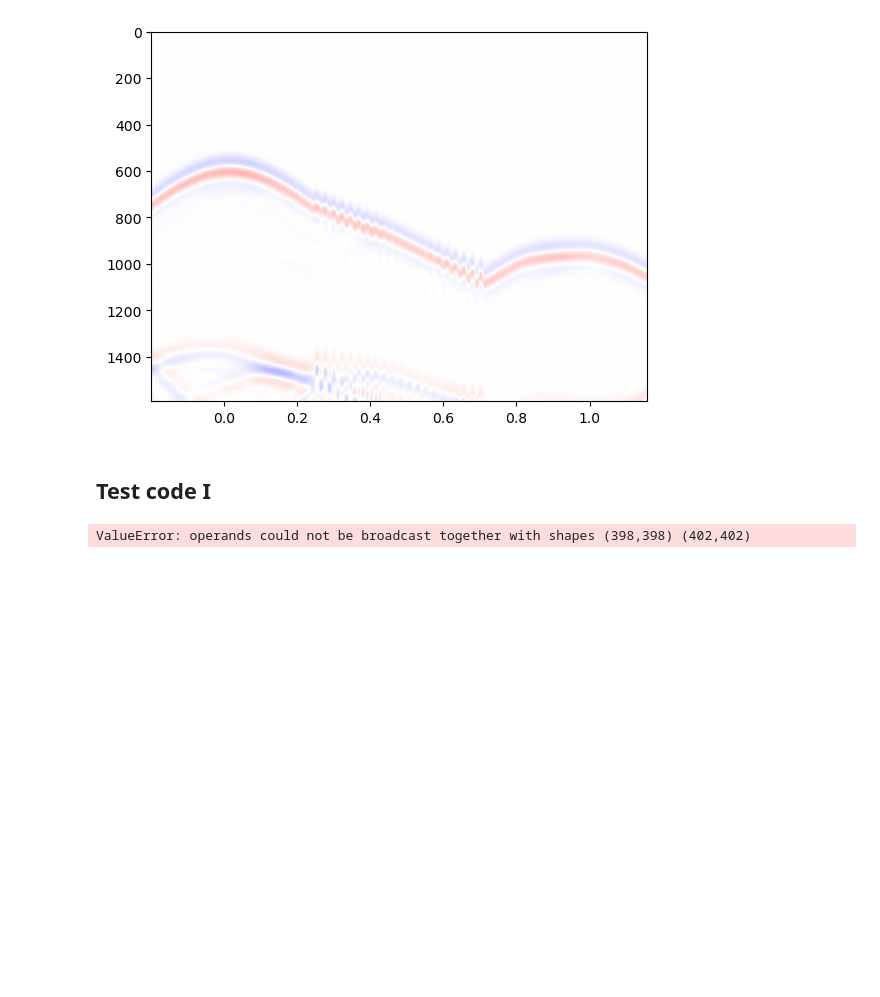
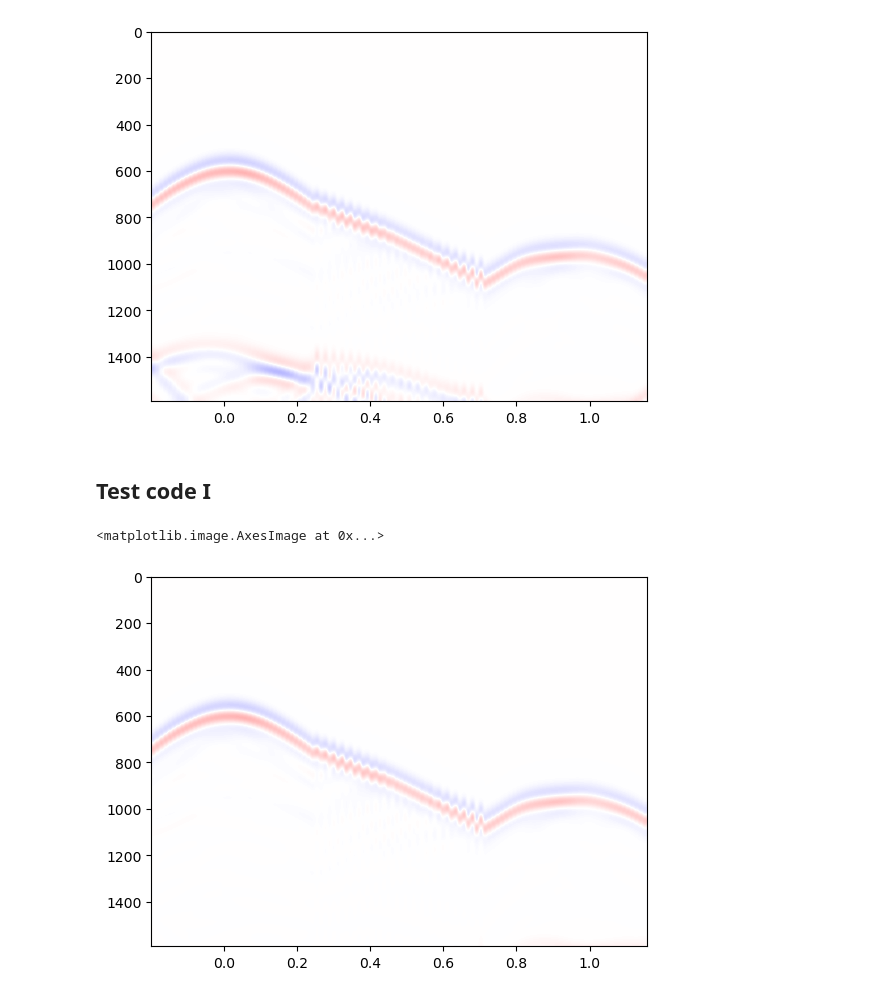
Before and after one commit to medicinely/fwi, a Jupyter notebook: fwi_matrix.ipynb, the cells around one changed output. Drawn from its saved outputs; the diff is of its cells as text; code cells hidden in the pictures; blank space fills up the shorter version.

```diff
--- a/fwi_matrix.ipynb
+++ b/fwi_matrix.ipynb
@@ -269,8 +273,9 @@ import numpy as np
 import scipy.sparse as sp
 
 vel = v_ref.reshape((nz,nx))
-pwsrc = np.zeros([nz, nx, nt]) # creat a initial p with zeros
-pwsrc[zxsrc[0,:], zxsrc[1,:], :wsrc.shape[0]] = wsrc # insert source wavelet
+extend_wsrc = np.zeros(nt)
+extend_wsrc[:len(wsrc)] = wsrc
+
 next = 100
 """
 2d wave propagation
@@ -296,51 +301,67 @@ nxe  = nx + 2*next2
 vele = extend_model(vel,next2)
 
 # Shift the source by next
 asrc = np.zeros([nze-2*nabs-2,nxe-2*nabs-2])
-p     = np.zeros([nze,nxe,nt], dtype=precision)
+# asrc[next:-next,next:-next,:] = pwsrc[1:-1,1:-1,:]
 pm    = np.zeros([nze,nxe], dtype=precision) # Previous wave field
-fact = (dt * vele[nabs-1:-nabs+1,nabs-1:-nabs+1])**2
+pp    = np.zeros([nze,nxe], dtype=precision)
+fact = (dt * vele[nabs:-nabs,nabs:-nabs])**2
 
 # Construct the sparse Laplacian matrix
 nze = nz + 2 * next2
 nxe = nx + 2 * next2
 
 # Calculate the size of the Laplacian matrix
-nzz, nxx = nz + 2*next + 2, nx + 2*next + 2
+nzz, nxx = nz + 2*next, nx + 2*next
 size = nzz * nxx
 
 # Construct the Laplacian matrix
-# diagonal = fact.flatten() * (-2*np.ones(size)*(_dz2+_dx2)) + 2*np.ones(size)
 diagonal = -2*np.ones(size)*(_dz2+_dx2)
 off_diagonal_x = np.ones(size - 1) * _dz2
 off_diagonal_z = np.ones(size - nxx) * _dx2
 
 # Set the off-diagonal elements of the Laplacian matrix for the x- and z-direction neighbors
 off_diagonal_x[nxx - 1::nxx] = 0
 off_diagonal_z[-nxx:] = 0
 
-# Create the Laplacian matrix using the diagonal and off-diagonal values
+# Create the Laplacian matrix L using the diagonal and off-diagonal values
 L = sp.diags([off_diagonal_x, off_diagonal_z, diagonal, off_diagonal_z, off_diagonal_x],
              [-1, -nxx, 0, nxx, 1], shape=(size, size))
-T = sp.diags(fact.flatten(), 0, format='csr').dot(L) + \
-        sp.diags(2*np.ones(size), 0, format='csr')
-
-mask = np.zeros((nzz, nxx), dtype=bool)
-mask[1:-1, 1:-1] = True
-mask = mask.flatten()
+# Create the Transform matrix T using wave equation
+T = sp.diags(fact.flatten(), 0, format='csr').dot(L) + sp.diags(2*np.ones(size), 0, format='csr')
+d_obs = []
 
 for it in range(1,nt-1): # From 1 to nt-1
-        pt   = p[:,:,it]
-        pt_T = T.dot(np.pad(pt[nabs:-nabs, nabs:-nabs],1).flatten())[mask].reshape(nze-2*nabs,nxe-2*nabs)
-        # Update the sourse term at current epoch
-        asrc[next:-next,next:-next] = pwsrc[1:-1,1:-1,it]
-        # Update pp = T * pt - pm + asrc*fact
-        p[nabs:-nabs,nabs:-nabs,it+1] = \
-                pt_T - pm[nabs:-nabs,nabs:-nabs] + asrc*fact
+        pt = pp.copy()
+        ptwsrc = np.zeros((nz,nx))
+        ptwsrc[zxsrc[0,:], zxsrc[1,:]] = extend_wsrc[it]
+        asrc[next:-next,next:-next] = ptwsrc[1:-1,1:-1]      # 0.0002
+        pp[1+nabs:-1-nabs,1+nabs:-1-nabs] = \
+                T.dot(pt[nabs:-nabs, nabs:-nabs].flatten()).reshape(nzz, nxx)[1:-1, 1:-1] \
+                - pm[1+nabs:-1-nabs,1+nabs:-1-nabs]\
+                + asrc * fact[1:-1, 1:-1]
+        d_obs.append(pp[next2:nze-next2,next2:nxe-next2][zxrec[0], zxrec[1]])
         pm = pt
 
-p = p[next2:nze-next2,next2:nxe-next2,:]
-d_obs = p[zxrec[0], zxrec[1],:]
+        # One-way equation (bottom part)
+        pp[nze-1-nabs:nze,:nxe] = pt[nze-1-nabs:nze,:nxe] - \
+                vele[nze-1-nabs:nze,:nxe]*dt/dz* \
+                (pt[nze-1-nabs:nze,:nxe]-pt[nze-2-nabs:nze-1,:nxe])
+        # One-way equation (top part)
+        pp[:1+nabs,:nxe] = pt[:1+nabs,:nxe] + \
+                vele[:1+nabs,:nxe]*dt/dz* \
+                (pt[1:2+nabs,:nxe]-pt[:1+nabs,:nxe])
+        # One-way equation (right part)
+        pp[:nze,nxe-1-nabs:nxe] = pt[:nze,nxe-1-nabs:nxe] - \
+                vele[:nze,nxe-1-nabs:nxe]*dt/dx* \
+        (pt[:nze,nxe-1-nabs:nxe] - pt[:nze,nxe-2-nabs:nxe-1])
+        # One-way equation (left part)
+        pp[:nze,:1+nabs] = pt[:nze,:1+nabs] + \
+                vele[:nze,:1+nabs]*dt/dx* \
+                (pt[:nze,1:2+nabs]-pt[:nze,:1+nabs])
+
+d_obs = np.array(d_obs).T
 plt.imshow(d_obs.T,cmap='bwr',vmin=-10,vmax=10,extent=[at[0], at[-1], az[-1], az[0]], aspect='auto')
 # %% [output]
-ValueError: operands could not be broadcast together with shapes (398,398) (402,402)
+<matplotlib.image.AxesImage at 0x...>
+[figure, added]
```
Also changed, not shown: parts of 1 cell of this notebook.
